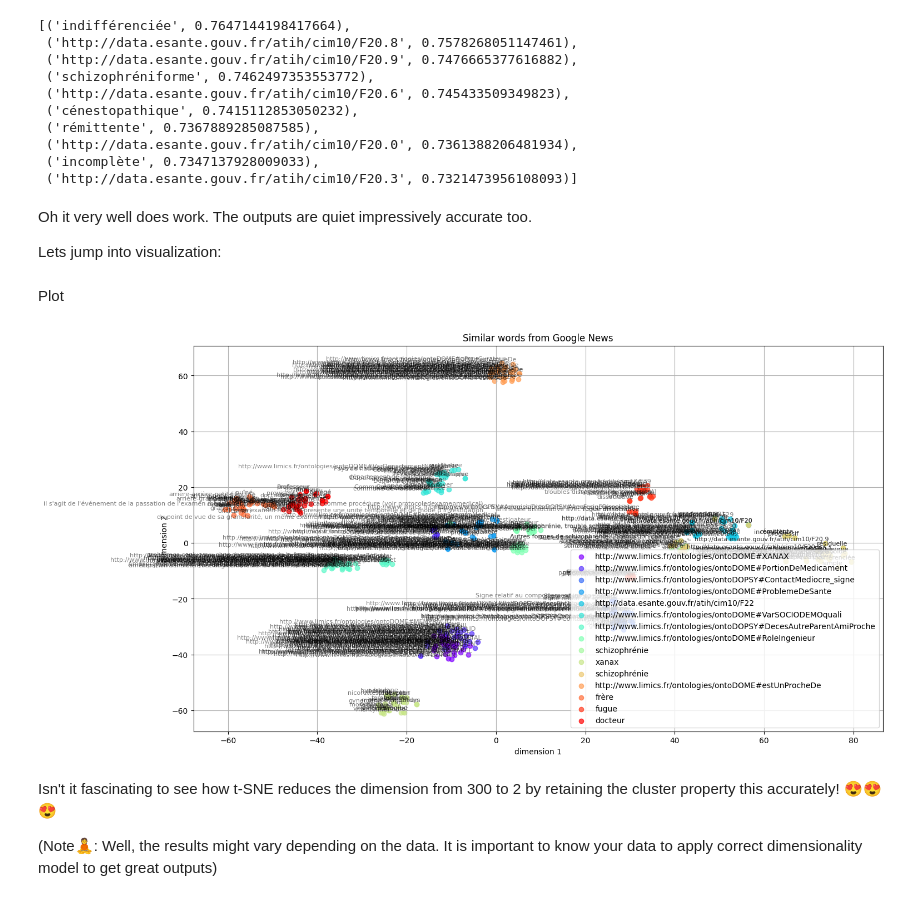
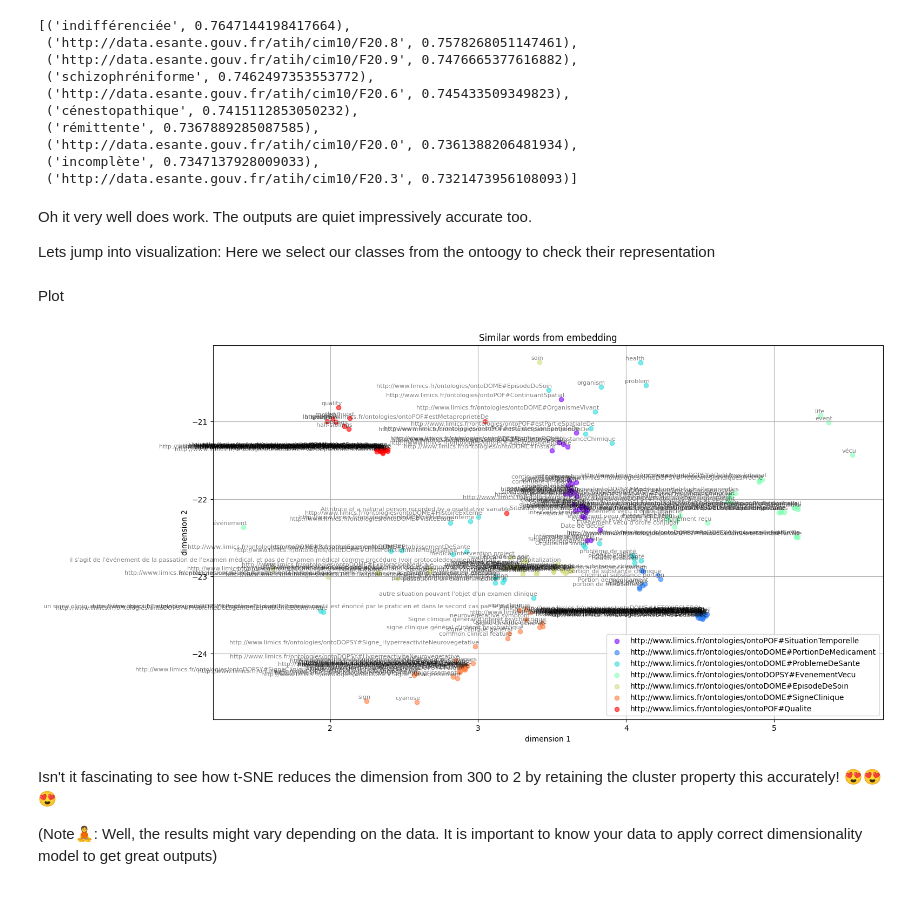
Before and after one commit to AouinaOns/Semantic-Annotation, a Jupyter notebook: notebook_tsne.ipynb, the cells around one changed output. Saved outputs shown, nothing was run; the diff lists cells and outputs as text; code cells hidden in the pictures.

Commit message:
update tsne notebook

```diff
--- a/notebook_tsne.ipynb
+++ b/notebook_tsne.ipynb
@@ -268,28 +52,0 @@ for word in keys:
-# %%
-embedding_clusters = np.array(embedding_clusters)
-n, m, k = embedding_clusters.shape
-tsne_model_en_2d = TSNE(perplexity=50, n_components=2, init='pca', n_iter=3500, random_state=32)
-embeddings_en_2d = np.array(tsne_model_en_2d.fit_transform(embedding_clusters.reshape(n * m, k))).reshape(n, m, 2)
-# %%
-def tsne_plot_similar_words(title, labels, embedding_clusters, word_clusters, a, filename=None):
-    plt.figure(figsize=(16, 9))
-    colors = cm.rainbow(np.linspace(0, 1, len(labels)))
-    for label, embeddings, words, color in zip(labels, embedding_clusters, word_clusters, colors):
-        x = embeddings[:, 0]
-        y = embeddings[:, 1]
-        plt.scatter(x, y, c=color, alpha=a, label=label)
-        for i, word in enumerate(words):
-            plt.annotate(word, alpha=0.5, xy=(x[i], y[i]), xytext=(5, 2),
-                         textcoords='offset points', ha='right', va='bottom', size=8)
-    plt.legend(loc=4)
-    plt.title(title)
-    plt.grid(True)
-    plt.xlabel("dimension 1")
-    plt.ylabel("dimension 2")
-    if filename:
-        plt.savefig(filename, format='png', dpi=150, bbox_inches='tight')
-    plt.show()
-
-
-tsne_plot_similar_words('Similar words chosen keys', keys, embeddings_en_2d, word_clusters, 0.7,
-                        'similar_words.png')
@@ -357,9 +114,11 @@ wv.wv.most_similar("schizophrénie")
 Oh it very well does work. The outputs are quiet impressively accurate too.
 
 Lets jump into visualization:
+Here we select our classes from the ontoogy to check their representation
 # %%
 # Select few keys
-keys = ['http://www.limics.fr/ontologies/ontoDOME#XANAX','http://www.limics.fr/ontologies/ontoDOME#PortionDeMedicament', 'http://www.limics.fr/ontologies/ontoDOPSY#ContactMediocre_signe','http://www.limics.fr/ontologies/ontoDOME#ProblemeDeSante', 'http://data.esante.gouv.fr/atih/cim10/F22', 'http://www.limics.fr/ontologies/ontoDOME#VarSOCIODEMOquali', 'http://www.limics.fr/ontologies/ontoDOPSY#DecesAutreParentAmiProche', 'http://www.limics.fr/ontologies/ontoDOME#RoleIngenieur',"schizophrénie" ,'xanax', 'schizophrénie','http://www.limics.fr/ontologies/ontoDOME#estUnProcheDe' ,'frère','fugue', 'docteur']
+keys = ['http://www.limics.fr/ontologies/ontoPOF#SituationTemporelle',"http://www.limics.fr/ontologies/ontoDOME#PartieDuCorps",'http://www.limics.fr/ontologies/ontoDOME#PortionDeSubstanceChimique','http://www.limics.fr/ontologies/ontoDOME#ProblemeDeSante', 'http://www.limics.fr/ontologies/ontoDOPSY#EvenementVecu', 'http://www.limics.fr/ontologies/ontoDOME#EpisodeDeSoin',"http://www.limics.fr/ontologies/ontoDOME#ReleveDExamen", 'http://www.limics.fr/ontologies/ontoDOME#SigneClinique', 'http://www.limics.fr/ontologies/ontoPOF#Qualite']
+relkeys=['http://www.limics.fr/ontologies/ontoPOF#qualifie','http://www.limics.fr/ontologies/ontoPOF#porteSur',"http://www.limics.fr/ontologies/ontoPOF#participeA","http://www.limics.fr/ontologies/ontoPOF#estSujetDe","http://www.limics.fr/ontologies/ontoDOME#aDateSpecifique","http://www.limics.fr/ontologies/ontoDOME#cause"]
 
 embedding_clusters = []
 word_clusters = []
@@ -389,28 +148,28 @@ Plot
 # %%
 def tsne_plot_similar_words(title, labels, embedding_clusters, word_clusters, a, filename=None):
     plt.figure(figsize=(16, 9))
     colors = cm.rainbow(np.linspace(0, 1, len(labels)))
     for label, embeddings, words, color in zip(labels, embedding_clusters, word_clusters, colors):
         x = embeddings[:, 0]
         y = embeddings[:, 1]
         plt.scatter(x, y, c=color, alpha=a, label=label)
         for i, word in enumerate(words):
             plt.annotate(word, alpha=0.5, xy=(x[i], y[i]), xytext=(5, 2),
                          textcoords='offset points', ha='right', va='bottom', size=8)
     plt.legend(loc=4)
     plt.title(title)
     plt.xlabel("dimension 1")
     plt.ylabel("dimension 2")
     plt.grid(True)
     if filename:
         plt.savefig(filename, format='png', dpi=150, bbox_inches='tight')
     plt.show()
 
 
-tsne_plot_similar_words('Similar words from Google News', keys, embeddings_en_2d, word_clusters, 0.7,
+tsne_plot_similar_words('Similar words from embedding', keys, embeddings_en_2d, word_clusters, 0.6,
                         'similar_words.png')
 # %% [output]
-[figure, old version]
+[figure, new version]
 # %% [markdown]
 Isn't it fascinating to see how t-SNE reduces the dimension from 300 to 2 by retaining the cluster property this accurately! 😍😍😍
 
```
Also changed, not shown: parts of 29 cells of this notebook.
